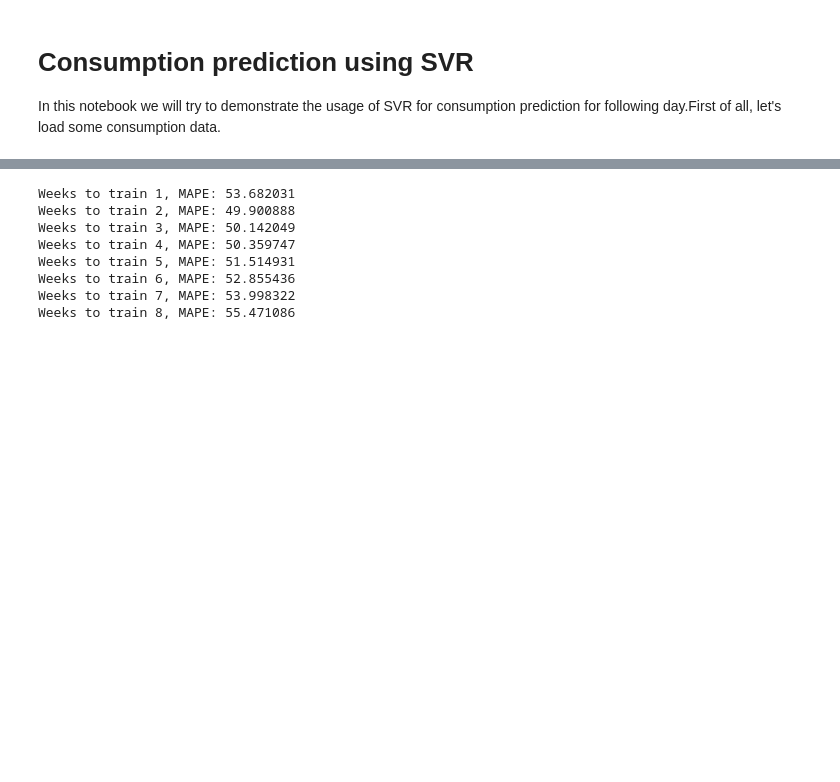
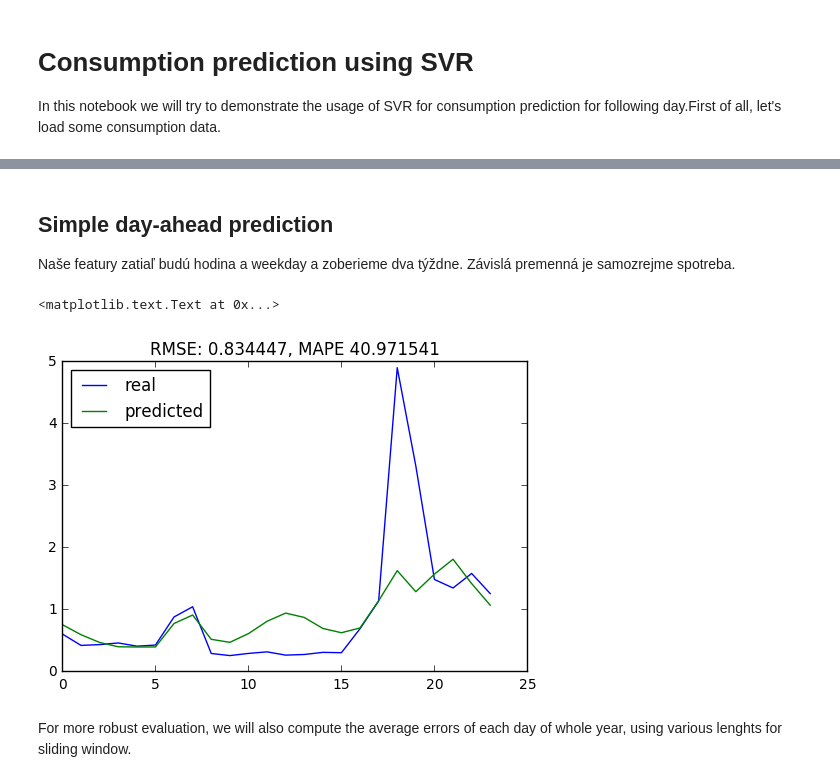
Before and after one commit to Jarino/energy-recommender, a Jupyter notebook: SVR for prediction.ipynb, the cells around one changed output, grey strips where cells are left out. Saved outputs shown, nothing was run; the diff lists cells and outputs as text; code cells hidden in the pictures; blank space fills up the shorter version.

Commit message:
prediction and cluster experiments

```diff
--- a/SVR for prediction.ipynb
+++ b/SVR for prediction.ipynb
@@ -86,14 +4,0 @@ evals = 365
-# %%
-for i in range(1,9):
-    days_to_train = 7*i
-    error = prd.train_and_eval(df, eval_day, features, days_to_train, evals)
-    print('Weeks to train %d, MAPE: %f'%(i, error))
-# %% [output]
-Weeks to train 1, MAPE: 53.682031
-Weeks to train 2, MAPE: 49.900888
-Weeks to train 3, MAPE: 50.142049
-Weeks to train 4, MAPE: 50.359747
-Weeks to train 5, MAPE: 51.514931
-Weeks to train 6, MAPE: 52.855436
-Weeks to train 7, MAPE: 53.998322
-Weeks to train 8, MAPE: 55.471086
@@ -99,0 +29,34 @@ Weeks to train 8, MAPE: 55.471086
+# %% [markdown]
+## Simple day-ahead prediction
+
+Naše featury zatiaľ budú hodina a weekday a zoberieme dva týždne. Závislá premenná je samozrejme spotreba.
+# %%
+df = pd.read_csv('.exports/user_data_joined/user26.csv')
+
+training_subset = dutils.select_range(df, datetime(2014, 1, 1), datetime(2014, 1, 14))
+
+X = training_subset[['hour', 'weekday']].as_matrix()
+y = training_subset['spotreba'].as_matrix()
+
+clf = svm.SVR()
+clf.fit(X, y)
+
+testing_subset = dutils.select_range(df, datetime(2014, 1, 15), datetime(2014, 1, 15))
+
+X_test = testing_subset[['hour', 'weekday']].as_matrix()
+y_test = testing_subset['spotreba'].as_matrix()
+
+y_pred = clf.predict(X_test)
+
+fig, ax = plt.subplots(1,1)
+ax.plot(y_test, label='real')
+ax.plot(y_pred, label='predicted')
+rmse_error = np.sqrt(mean_squared_error(y_test, y_pred))
+mape_error = dutils.mape(y_pred, y_test)
+ax.legend(loc=0)
+ax.set_title('RMSE: %f, MAPE %f' % (rmse_error, mape_error))
+# %% [output]
+<matplotlib.text.Text at 0x...>
+[figure, added]
+# %% [markdown]
+For more robust evaluation, we will also compute the average errors of each day of whole year, using various lenghts for sliding window.
```
Also changed, not shown: parts of 33 cells of this notebook, 8 other files.
